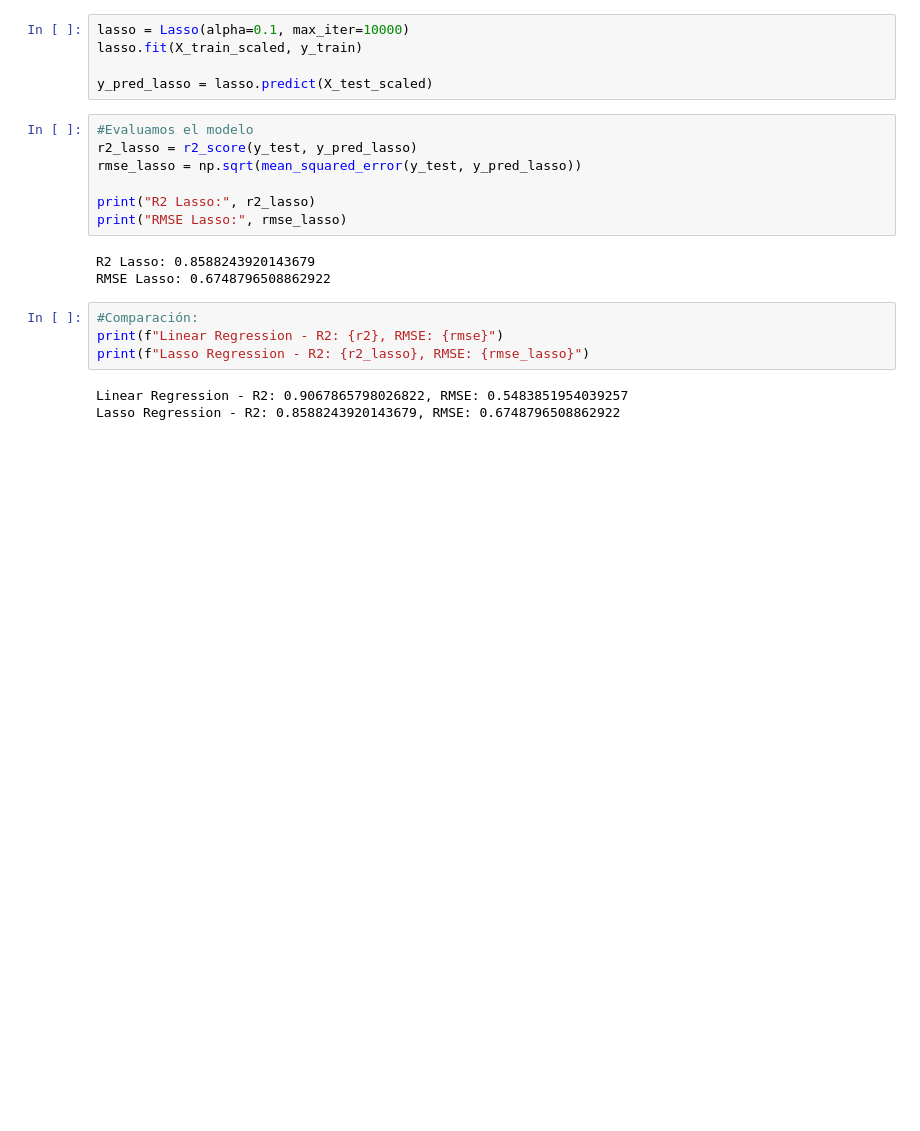
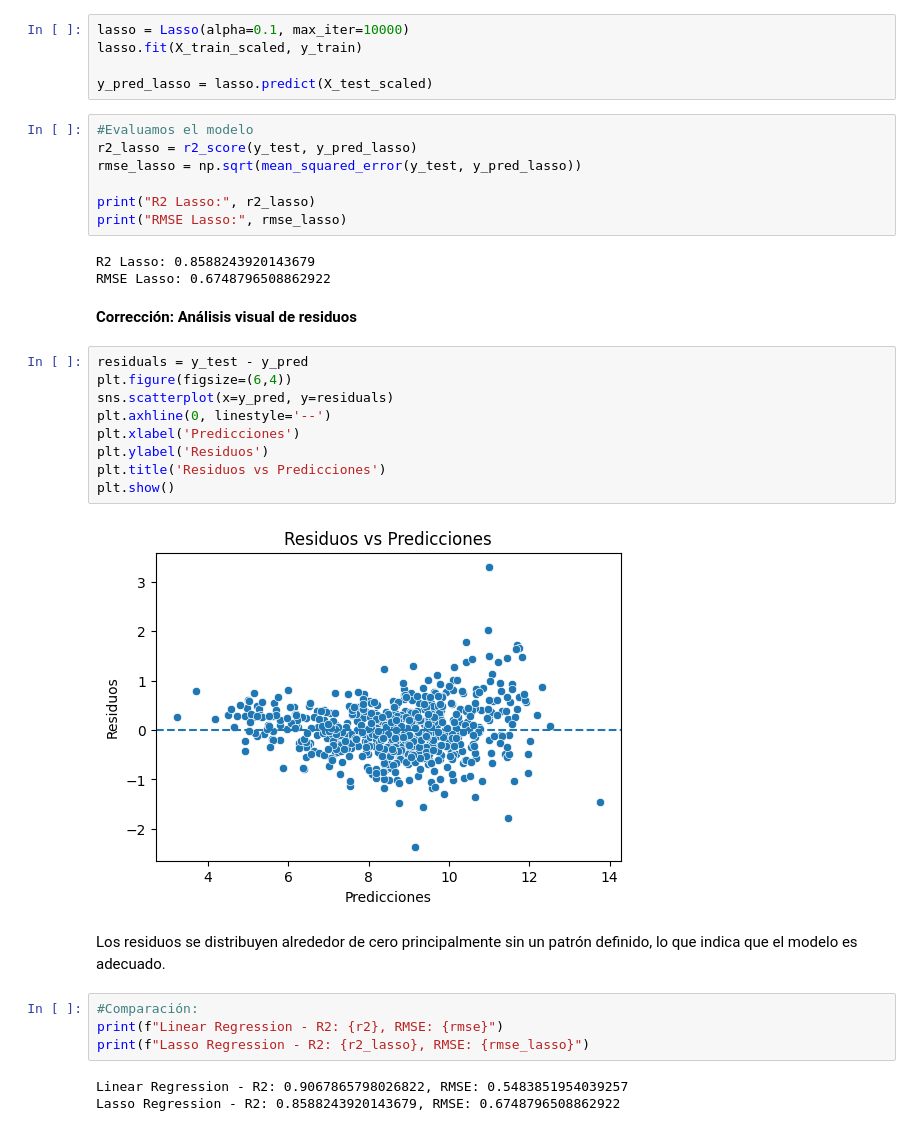
Before and after one commit to 4GeeksAcademy/ekbalam11-machine-learning, a Jupyter notebook: src/03-linear-regression-reg-demographic-health-data.ipynb, the cells around one changed output. Saved outputs shown, nothing was run; the diff lists cells and outputs as text; blank space fills up the shorter version.

```diff
--- a/src/03-linear-regression-reg-demographic-health-data.ipynb
+++ b/src/03-linear-regression-reg-demographic-health-data.ipynb
@@ -336,6 +376,21 @@ print("RMSE Lasso:", rmse_lasso)
 # %% [output]
 R2 Lasso: 0.8588243920143679
 RMSE Lasso: 0.6748796508862922
+# %% [markdown]
+**Corrección: Análisis visual de residuos**
+# %%
+residuals = y_test - y_pred
+plt.figure(figsize=(6,4))
+sns.scatterplot(x=y_pred, y=residuals)
+plt.axhline(0, linestyle='--')
+plt.xlabel('Predicciones')
+plt.ylabel('Residuos')
+plt.title('Residuos vs Predicciones')
+plt.show()
+# %% [output]
+[figure, added]
+# %% [markdown]
+Los residuos se distribuyen alrededor de cero principalmente sin un patrón definido, lo que indica que el modelo es adecuado.
 # %%
 #Comparación:
 print(f"Linear Regression - R2: {r2}, RMSE: {rmse}")
```
Also changed, not shown: parts of 10 cells of this notebook.
